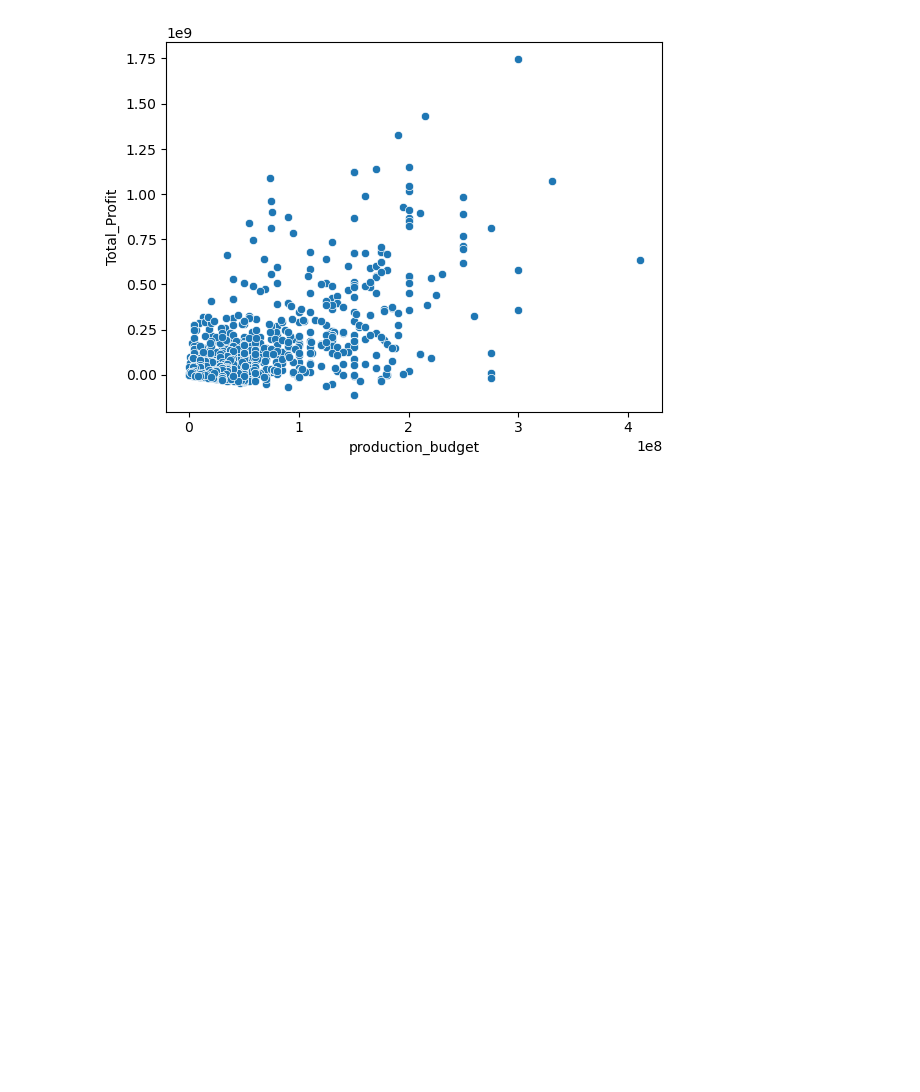
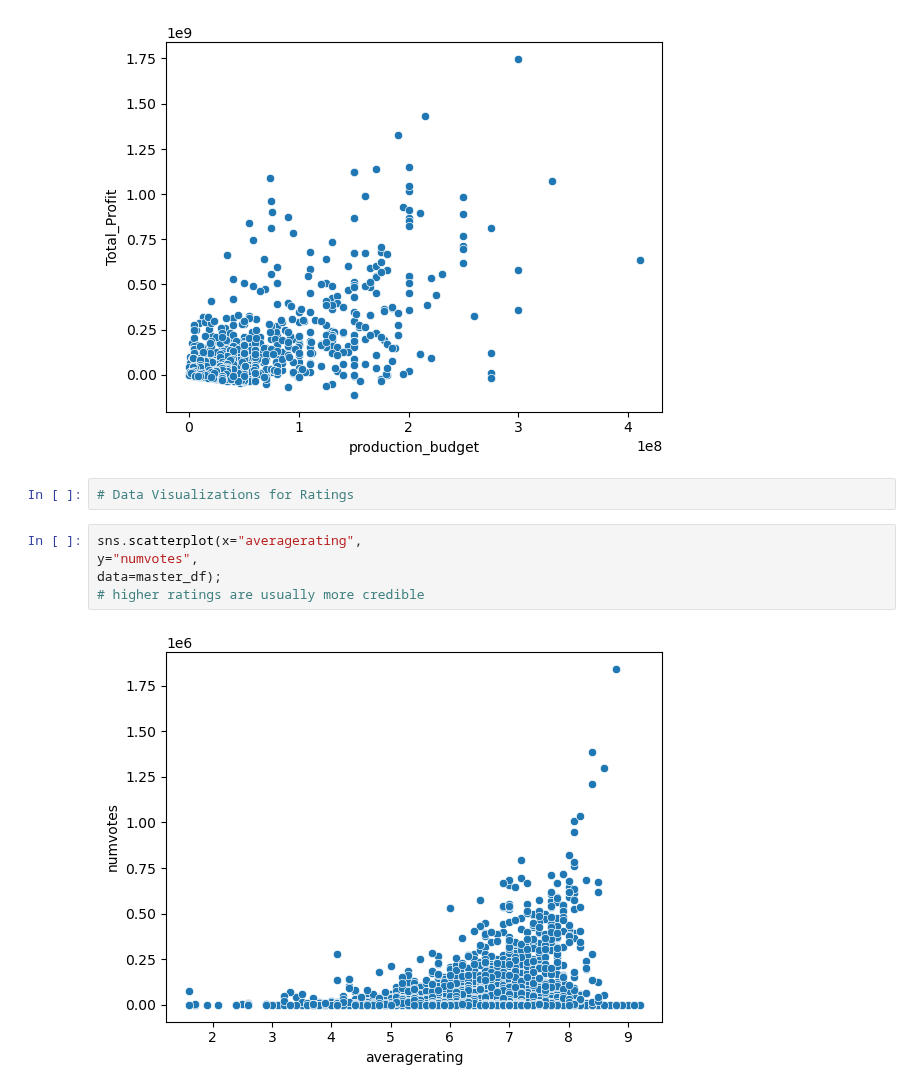
Before and after one commit to jacrivera/AI-Academy-Semester-1-Capstone-Group-5, a Jupyter notebook: Final-Workbook.ipynb, the cells around one changed output. Saved outputs shown, nothing was run; the diff lists cells and outputs as text; blank space fills up the shorter version.

Commit message:
trying some rating visualizations

```diff
--- a/Final-Workbook.ipynb
+++ b/Final-Workbook.ipynb
@@ -294,3 +294,12 @@ y="Total_Profit",
 data=master_df);
 # %% [output]
 [figure]
+# %%
+# Data Visualizations for Ratings
+# %%
+sns.scatterplot(x="averagerating",
+y="numvotes",
+data=master_df);
+# higher ratings are usually more credible
+# %% [output]
+[figure, added]
```
Also changed, not shown: parts of 7 cells of this notebook.
